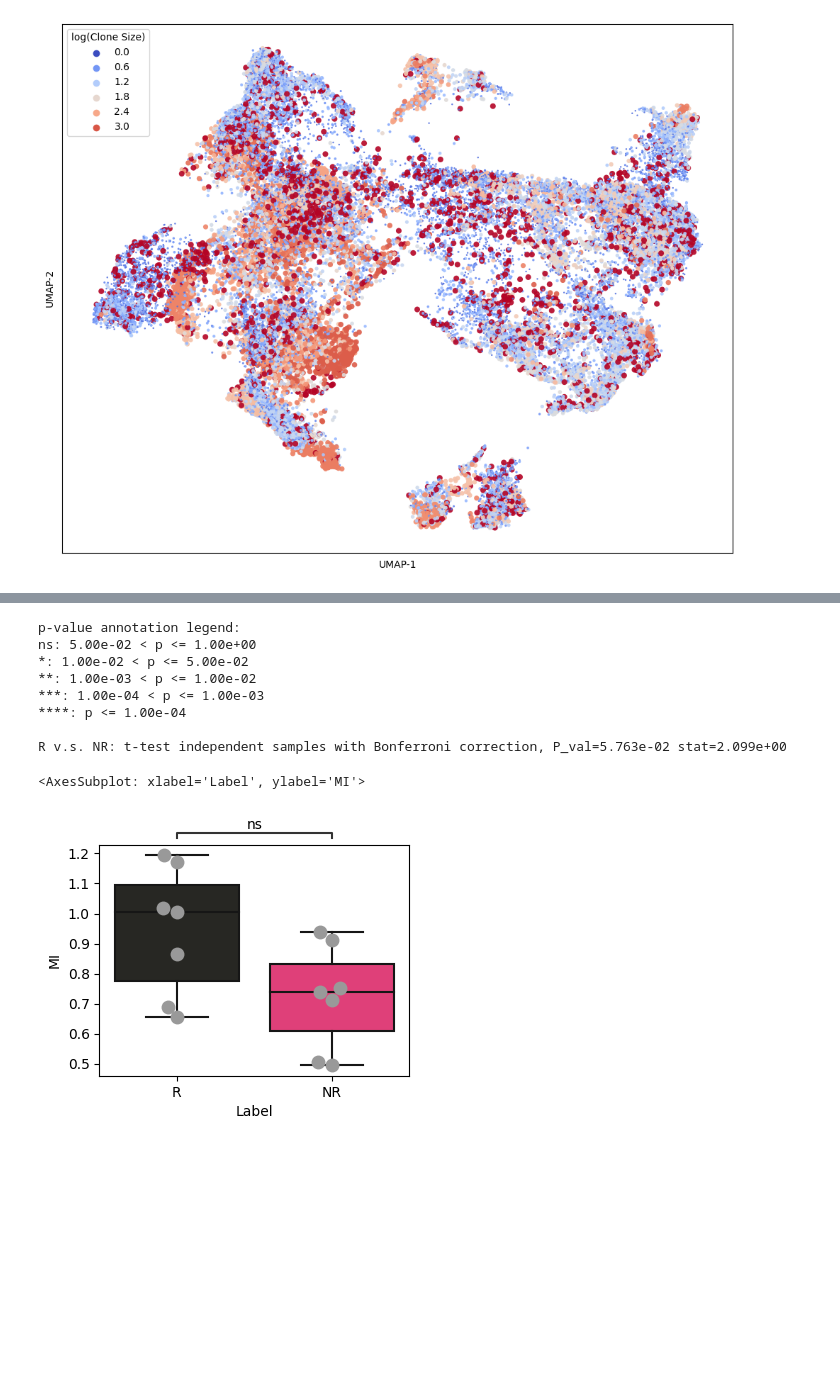
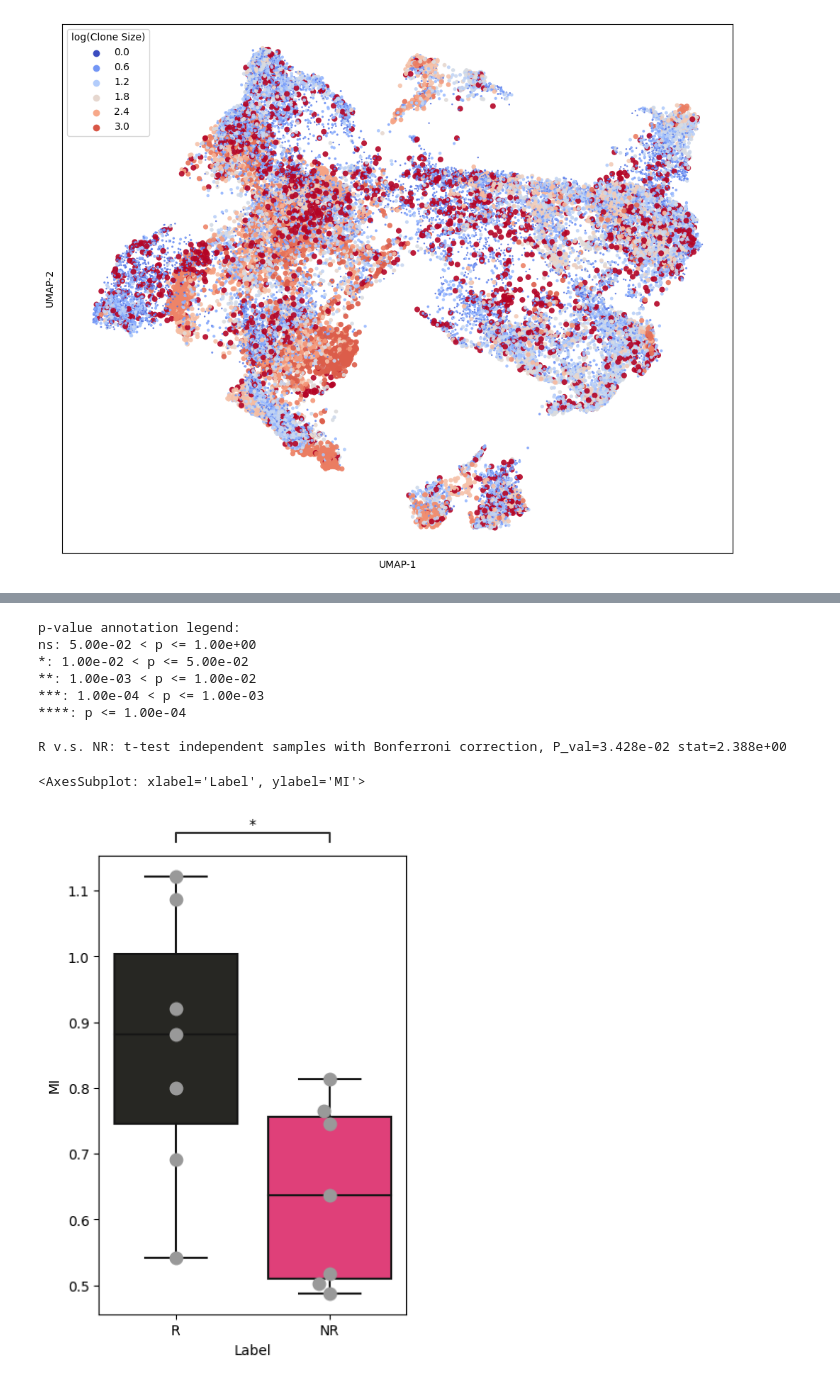
Before and after one commit to nceglia/tcri, a Jupyter notebook: example/example.ipynb, the cells around one changed output, grey strips where cells are left out. Drawn from its saved outputs; the diff is of its cells as text; code cells hidden in the pictures; blank space fills up the shorter version.

```diff
--- a/example/example.ipynb
+++ b/example/example.ipynb
@@ -46,7 +44,7 @@ sc.pp.log1p(adata)
 # %%
 tcri.pp.gene_entropy(adata)
-adata = adata[:,adata.var["entropy"] > 0.]
-adata
+# adata = adata[:,adata.var["entropy"] > 0.5]
+# adata
 # %%
 tcri.pp.joint_distribution(adata)
 # %%
@@ -250,16 +273,16 @@ NR v.s. R: t-test independent samples with Bonferroni correction, P_val=nan stat
 # %%
-tcri.pl.mutual_information(adata,"patient","response",order=["R",'NR'], figsize=(4,3))
+tcri.pl.mutual_information(adata,"patient","response",order=["R",'NR'], figsize=(4,6))
 # %% [output]
 p-value annotation legend:
 ns: 5.00e-02 < p <= 1.00e+00
 *: 1.00e-02 < p <= 5.00e-02
 **: 1.00e-03 < p <= 1.00e-02
 ***: 1.00e-04 < p <= 1.00e-03
 ****: p <= 1.00e-04
 
-R v.s. NR: t-test independent samples with Bonferroni correction, P_val=5.763e-02 stat=2.099e+00
+R v.s. NR: t-test independent samples with Bonferroni correction, P_val=3.428e-02 stat=2.388e+00
 <AxesSubplot: xlabel='Label', ylabel='MI'>
-[figure, old version]
+[figure, new version]
 # %%
 tcri.pl.mutual_information(adata,"patient","treatment",order=["pre","post"], figsize=(4,3))
 # %% [output]
```
Also changed, not shown: parts of 20 cells of this notebook.
